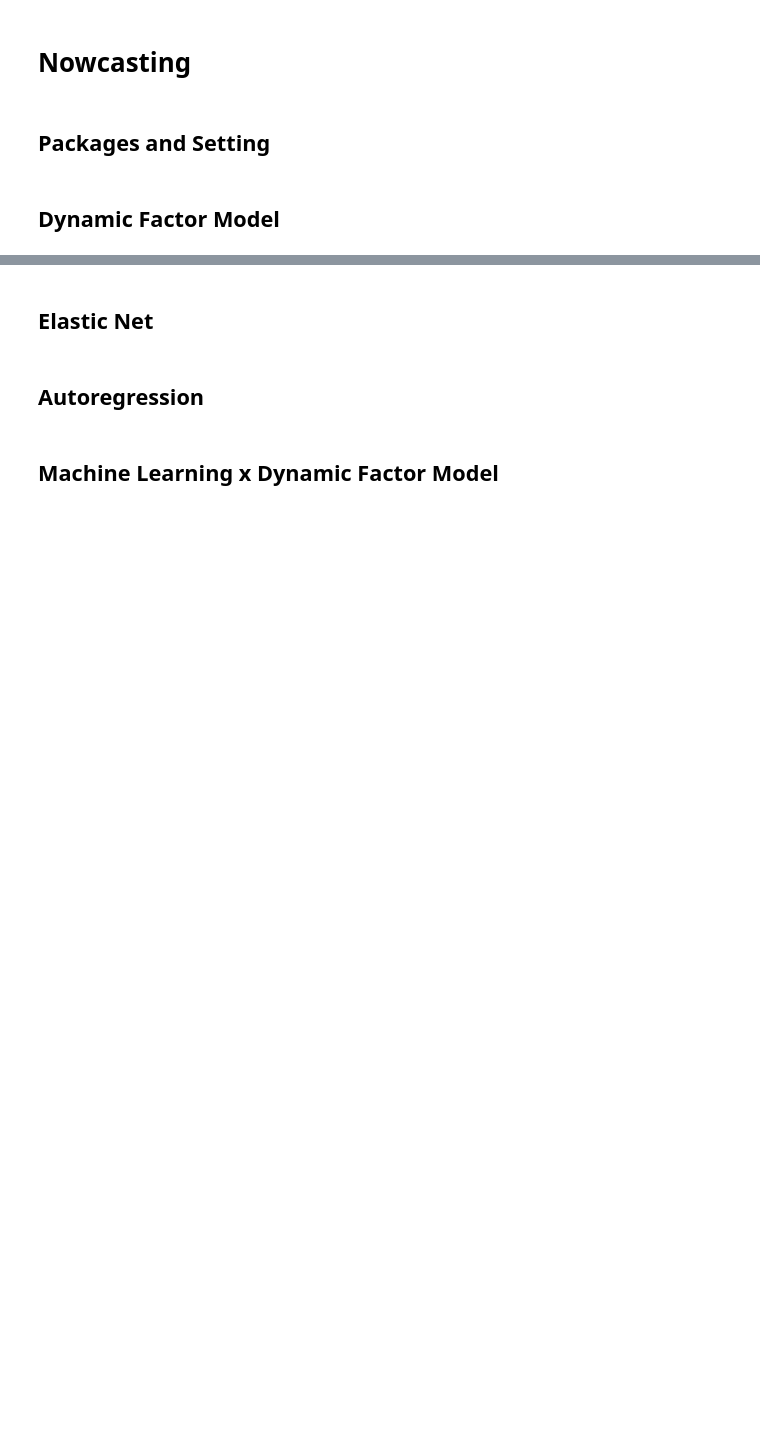
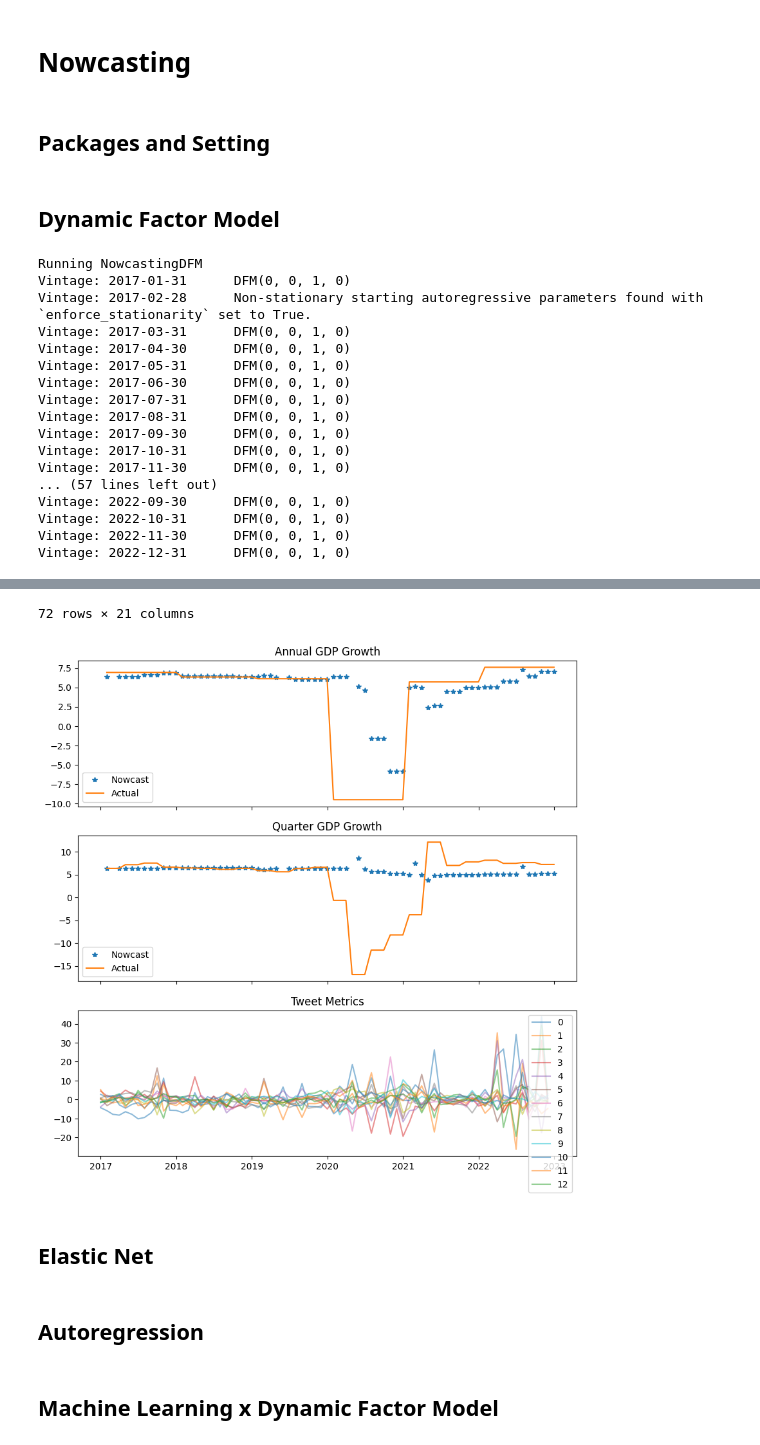
Before and after one commit to tiubenedict/TweetsNowcast, a Jupyter notebook: Nowcasting.ipynb, the cells around one changed output, grey strips where cells are left out. Cells and saved outputs as stored; diff of their text form; code cells hidden in the pictures; blank space fills up the shorter version.

```diff
--- a/Nowcasting.ipynb
+++ b/Nowcasting.ipynb
@@ -31,15 +31,16 @@ class NowcastingDFM(NowcastingPH):
     def fit_model(self, vintage, window, DFM_order, optimize_order, **kwargs):
         df, target_scaler, econ_scaler = self.load_data(vintage, window=window, **kwargs)
         factor_order, error_order, k_factors, factor_lag = DFM_order
-
+        df = df.dropna(thresh = k_factors * (1 + factor_lag))
         if optimize_order:
-            model_ = OptimizeExtendedDynamicFactor(
+            model_ = dfa.DynamicFactorModelOptimizer(
                 endog=df, k_factors_max=k_factors, factor_lag_max=factor_lag, factor_order_max=factor_order,
-                error_order=error_order, **kwargs).optimize(**kwargs)
+                error_order=error_order, **kwargs).fit(**kwargs)
         else:
-            model_ = ExtendedDynamicFactor(
+            model_ = dfa.DynamicFactorModel(
                 endog=df, k_factors=k_factors, factor_lag=factor_lag, factor_order=factor_order,
                 error_order=error_order, **kwargs)
+
         model = model_.fit(disp=False, maxiter=1000, method='powell', ftol=1e-5, **kwargs)
         DFM_order = (model_.factor_order, model_.error_order, model_.k_factors, model_.factor_lag)
         self.prefix = 'DFM_Opt' if optimize_order else f'DFM{DFM_order}'    # Override class name
@@ -50,10 +51,13 @@ class NowcastingDFM(NowcastingPH):
 
         return nowcasts, model_desc
 # %%
-model = NowcastingDFM(DFM_order=(1,0,1,0), target='HouseCons', optimize_order=False) # DFM_order = factor_order, error_order, k_factors, factor_lag
-summary = model.run(window=25, save_aggregate=False)
-# summary = pd.read_csv('Results/DFM(1, 0, 1, 0)_W25_TE_summary.csv', parse_dates=['date'])
-tweets = model.load_tweets('2023-01-01').loc[dt.datetime(2017,1,1):,:]
+target = 'GDP'
+kmpair = {}
+window = 25
+model = NowcastingDFM(DFM_order=(3,0,2,2), target=target, optimize_order=True, kmpair=kmpair, n_components=0.85, enforce_stationarity=True) # DFM_order = factor_order, error_order, k_factors, factor_lag
+summary = model.run(window=window, save_aggregate=True, with_econ=False, with_tweets=True)
+# summary = pd.read_csv('Results/DFM(1, 0, 1, 0)_W25_TE_n95_summary.csv', parse_dates=['date'])
+tweets = model.load_tweets('2023-01-01', window=window+72, kmpair=kmpair).loc[dt.datetime(2017,1,1):,:]
 tweets.index = tweets.index.to_timestamp()
 
 fig, axs = plt.subplots(3, 1, figsize=(10, 10), sharex=True)
@@ -71,3 +75,21 @@ axs[2].legend()
 axs[2].set_title('Tweet Metrics')
 fig.show()
 summary
+# %% [output]
+Running NowcastingDFM
+Vintage: 2017-01-31      DFM(0, 0, 1, 0)
+Vintage: 2017-02-28      Non-stationary starting autoregressive parameters found with `enforce_stationarity` set to True.
+Vintage: 2017-03-31      DFM(0, 0, 1, 0)
+Vintage: 2017-04-30      DFM(0, 0, 1, 0)
+Vintage: 2017-05-31      DFM(0, 0, 1, 0)
+Vintage: 2017-06-30      DFM(0, 0, 1, 0)
+Vintage: 2017-07-31      DFM(0, 0, 1, 0)
+Vintage: 2017-08-31      DFM(0, 0, 1, 0)
+Vintage: 2017-09-30      DFM(0, 0, 1, 0)
+Vintage: 2017-10-31      DFM(0, 0, 1, 0)
+Vintage: 2017-11-30      DFM(0, 0, 1, 0)
+... (57 lines left out)
+Vintage: 2022-09-30      DFM(0, 0, 1, 0)
+Vintage: 2022-10-31      DFM(0, 0, 1, 0)
+Vintage: 2022-11-30      DFM(0, 0, 1, 0)
+Vintage: 2022-12-31      DFM(0, 0, 1, 0)
@@ -74,3 +108,5 @@ summary
+72 rows × 21 columns
+[figure, added]
 # %% [markdown]
 ## Elastic Net
 # %%
```
Also changed, not shown: parts of 1 cell of this notebook, 4 other files.
